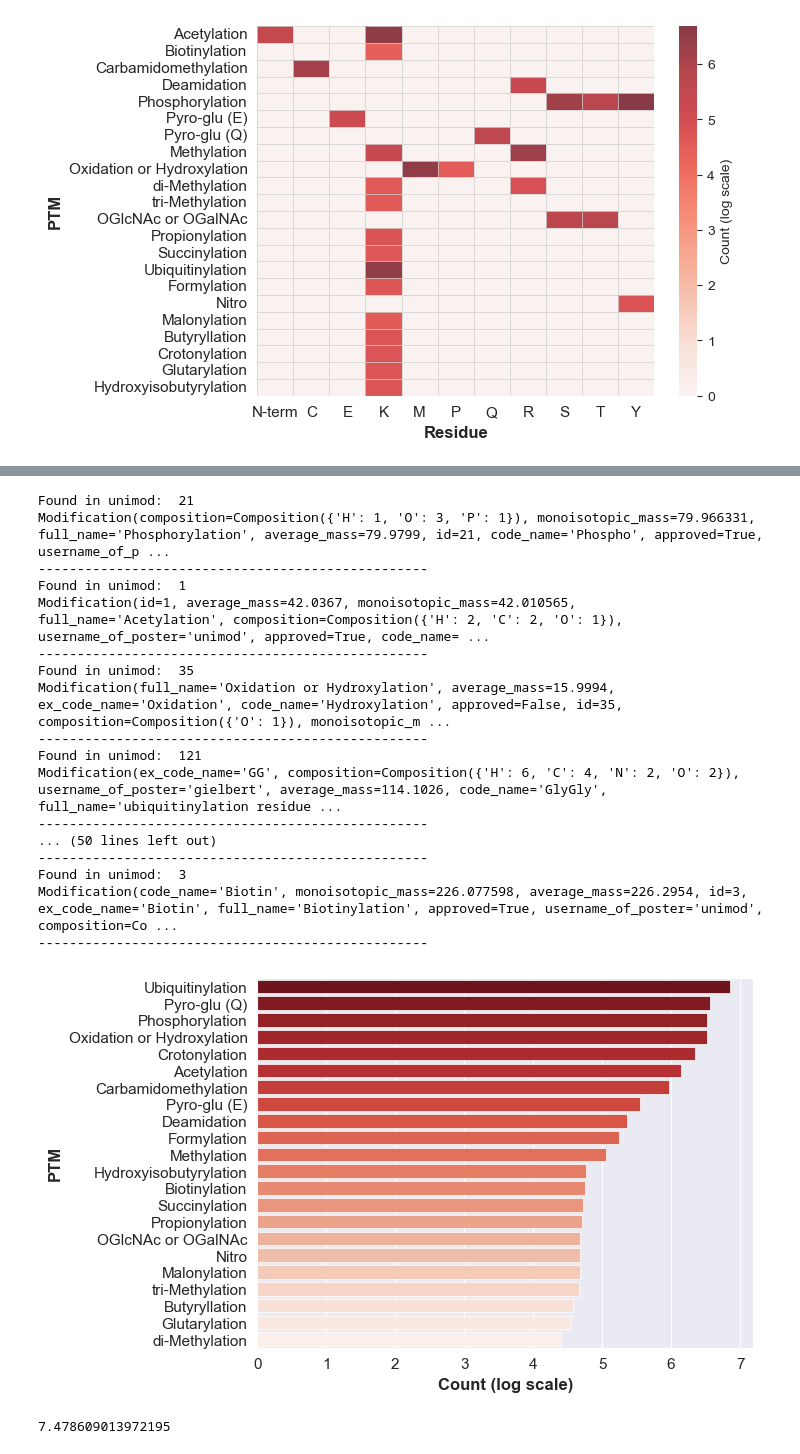
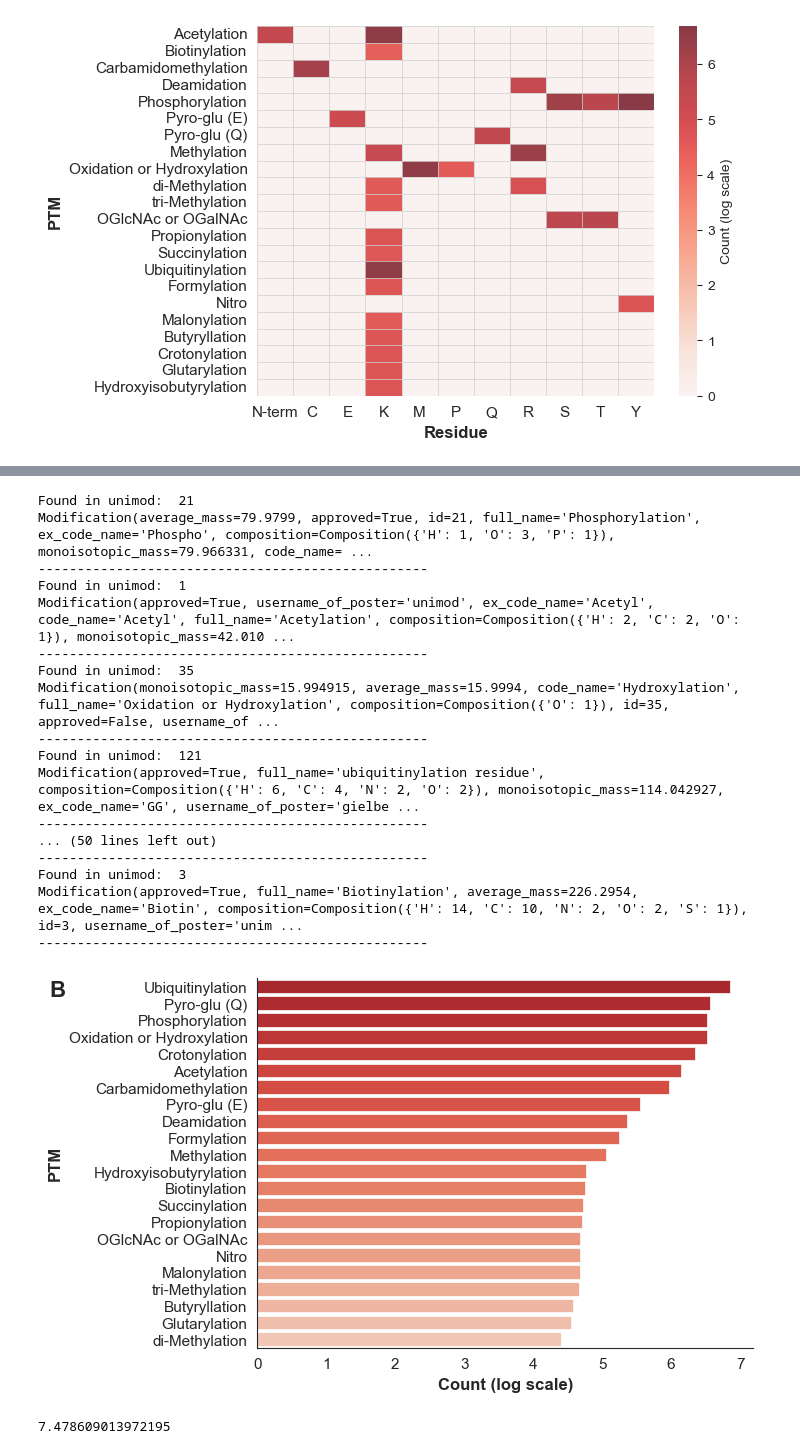
Before and after one commit to wilhelm-lab/PROSPECT, a Jupyter notebook: notebooks/heatmap-ptms.ipynb, the cells around one changed output, grey strips where cells are left out. Cells and saved outputs as stored; diff of their text form; code cells hidden in the pictures.

Commit message:
updated notebook for diagrams

```diff
--- a/notebooks/heatmap-ptms.ipynb
+++ b/notebooks/heatmap-ptms.ipynb
@@ -270,6 +291,40 @@ plt.show()
+# %%
+labels = list(f_aas.keys())
+bar_sizes = list(f_aas.values())
+
+
+
+# Create a DataFrame from the lists
+df = pd.DataFrame({'Amino Acid': labels, 'Count': bar_sizes}).sort_values(by = "Count", ascending = False)
+
+df.Count = np.log10(df.Count)
+df.loc[df["Amino Acid"] == "-", "Amino Acid"] = "N-term"
+# Create horizontal bar plot using Seaborn
+#sns.barplot(x='Count', y='Amino Acid', data=df, palette="RdBu_r")
+sns.set_style("white")
+#sns.barplot(x='Count', y='Amino Acid', data=df, palette="Reds_r", alpha = 1, linewidth = 0.5)
+ax = sns.barplot(x='Count', y='Amino Acid', data=df, palette = colors, alpha = 1, linewidth = 0.5)
+plt.xlabel("Count (log scale)", fontsize = 12, fontweight = "bold")
+plt.ylabel("Residue", fontsize = 12, fontweight = "bold")
+
+plt.text(-0.15, 0.95, "A", transform=plt.gca().transAxes, fontsize=16, fontweight='bold')
+
+plt.xticks(fontsize = 11)
+plt.yticks(fontsize = 11)
+plt.grid(visible = False)
+
+ax.spines['top'].set_visible(False)
+ax.spines['right'].set_visible(False)
+#ax.spines['bottom'].set_visible(False)
+#ax.spines['left'].set_visible(False)
+
+plt.savefig("aa_freq.pdf", format="pdf", bbox_inches="tight")
+plt.show()
 # %%
 labels = list(f_mods.keys())
 bar_sizes = list(f_mods.values())
+
+colors = [new_cmap(i / len(bar_sizes)) for i in range(len(bar_sizes))]
 
 # Create a DataFrame from the lists
 df = pd.DataFrame({'PTM': labels, 'Count': bar_sizes}).sort_values(by = "Count", ascending = False)
@@ -277,42 +332,45 @@ df = pd.DataFrame({'PTM': labels, 'Count': bar_sizes}).sort_values(by = "Count",
 df.Count = np.log10(df.Count)
 
 #df.PTM = pd.Series(lookup_mod_names(df.PTM.values))
 df.PTM = pd.Series(lookup_mod_names(df.PTM.values)).map(lookup_dict_updated_names)
 
 
 # Create horizontal bar plot using Seaborn
 
-sns.set_style("dark")
-ax = sns.barplot(x='Count', y='PTM', data=df, palette="Reds_r", alpha = 1, linewidth = 0.5)
+sns.set_style("white")
+ax = sns.barplot(x='Count', y='PTM', data=df, palette=colors, alpha = 1, linewidth = 0.5)
 plt.xlabel("Count (log scale)", fontsize = 12, fontweight = "bold")
 plt.ylabel("PTM", fontsize = 12, fontweight = "bold")
 
 plt.xticks(fontsize = 11)
 plt.yticks(fontsize = 11)
+ax.spines['top'].set_visible(False)
+ax.spines['right'].set_visible(False)
 
-plt.grid(visible = True, axis = "x")
+plt.text(-0.42, 0.95, "B", transform=plt.gca().transAxes, fontsize=16, fontweight='bold')
+
 plt.savefig("ptm_freq.pdf", format="pdf", bbox_inches="tight")
 
 plt.show()
 # %% [output]
 Found in unimod:  21
-Modification(composition=Composition({'H': 1, 'O': 3, 'P': 1}), monoisotopic_mass=79.966331, full_name='Phosphorylation', average_mass=79.9799, id=21, code_name='Phospho', approved=True, username_of_p ...
+Modification(average_mass=79.9799, approved=True, id=21, full_name='Phosphorylation', ex_code_name='Phospho', composition=Composition({'H': 1, 'O': 3, 'P': 1}), monoisotopic_mass=79.966331, code_name= ...
 --------------------------------------------------
 Found in unimod:  1
-Modification(id=1, average_mass=42.0367, monoisotopic_mass=42.010565, full_name='Acetylation', composition=Composition({'H': 2, 'C': 2, 'O': 1}), username_of_poster='unimod', approved=True, code_name= ...
+Modification(approved=True, username_of_poster='unimod', ex_code_name='Acetyl', code_name='Acetyl', full_name='Acetylation', composition=Composition({'H': 2, 'C': 2, 'O': 1}), monoisotopic_mass=42.010 ...
 --------------------------------------------------
 Found in unimod:  35
-Modification(full_name='Oxidation or Hydroxylation', average_mass=15.9994, ex_code_name='Oxidation', code_name='Hydroxylation', approved=False, id=35, composition=Composition({'O': 1}), monoisotopic_m ...
+Modification(monoisotopic_mass=15.994915, average_mass=15.9994, code_name='Hydroxylation', full_name='Oxidation or Hydroxylation', composition=Composition({'O': 1}), id=35, approved=False, username_of ...
 --------------------------------------------------
 Found in unimod:  121
-Modification(ex_code_name='GG', composition=Composition({'H': 6, 'C': 4, 'N': 2, 'O': 2}), username_of_poster='gielbert', average_mass=114.1026, code_name='GlyGly', full_name='ubiquitinylation residue ...
+Modification(approved=True, full_name='ubiquitinylation residue', composition=Composition({'H': 6, 'C': 4, 'N': 2, 'O': 2}), monoisotopic_mass=114.042927, ex_code_name='GG', username_of_poster='gielbe ...
 --------------------------------------------------
 ... (50 lines left out)
 --------------------------------------------------
 Found in unimod:  3
-Modification(code_name='Biotin', monoisotopic_mass=226.077598, average_mass=226.2954, id=3, ex_code_name='Biotin', full_name='Biotinylation', approved=True, username_of_poster='unimod', composition=Co ...
+Modification(approved=True, full_name='Biotinylation', average_mass=226.2954, ex_code_name='Biotin', composition=Composition({'H': 14, 'C': 10, 'N': 2, 'O': 2, 'S': 1}), id=3, username_of_poster='unim ...
 --------------------------------------------------
-[figure, old version]
+[figure, new version]
 # %%
 np.log10(30102947)
 # %% [output]
```
Also changed, not shown: parts of 4 cells of this notebook.
